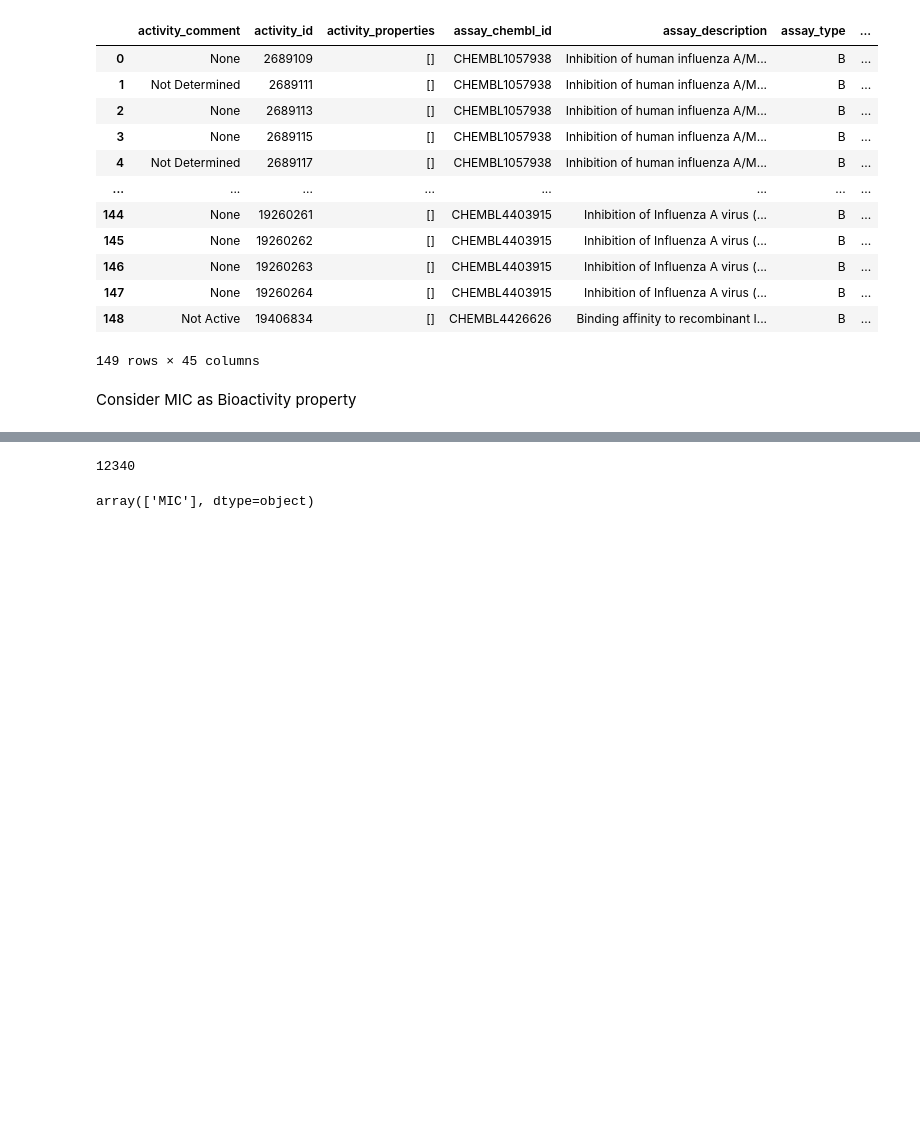
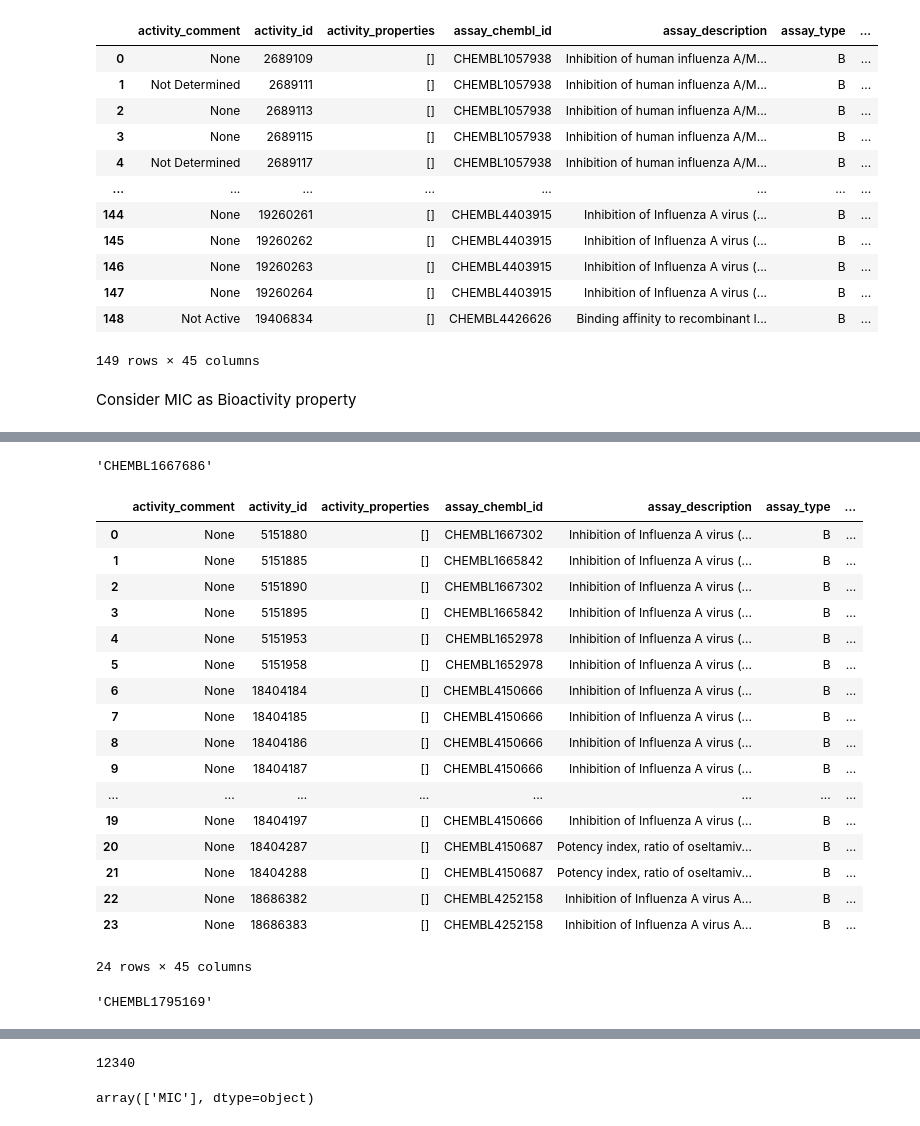
Before and after one commit to Jahan08/hERG-web-app, a Jupyter notebook: NA_INA_data_manipulation.ipynb, the cells around one changed output, grey strips where cells are left out. Cells and saved outputs as stored; diff of their text form; code cells hidden in the pictures; blank space fills up the shorter version.

```diff
--- a/NA_INA_data_manipulation.ipynb
+++ b/NA_INA_data_manipulation.ipynb
@@ -157,7 +262,36 @@ df1
+# %%
+selected_target9 = targets.target_chembl_id[9]
+selected_target9
+# %% [output]
+'CHEMBL1667686'
 # %%
 activity = new_client.activity
-SEL1 = activity.filter(target_chembl_id=selected_target1)
-df1= pd.DataFrame.from_dict(SEL1)
-df1
+SEL9 = activity.filter(target_chembl_id=selected_target9)
+df9= pd.DataFrame.from_dict(SEL9)
+df9
+# %% [output]
+|  | activity_comment | activity_id | activity_properties | assay_chembl_id | assay_description | assay_type | ... |
+| 0 | None | 5151880 | [] | CHEMBL1667302 | Inhibition of Influenza A virus (... | B | ... |
+| 1 | None | 5151885 | [] | CHEMBL1665842 | Inhibition of Influenza A virus (... | B | ... |
+| 2 | None | 5151890 | [] | CHEMBL1667302 | Inhibition of Influenza A virus (... | B | ... |
+| 3 | None | 5151895 | [] | CHEMBL1665842 | Inhibition of Influenza A virus (... | B | ... |
+| 4 | None | 5151953 | [] | CHEMBL1652978 | Inhibition of Influenza A virus (... | B | ... |
+| 5 | None | 5151958 | [] | CHEMBL1652978 | Inhibition of Influenza A virus (... | B | ... |
+| 6 | None | 18404184 | [] | CHEMBL4150666 | Inhibition of Influenza A virus (... | B | ... |
+| 7 | None | 18404185 | [] | CHEMBL4150666 | Inhibition of Influenza A virus (... | B | ... |
+| 8 | None | 18404186 | [] | CHEMBL4150666 | Inhibition of Influenza A virus (... | B | ... |
+| 9 | None | 18404187 | [] | CHEMBL4150666 | Inhibition of Influenza A virus (... | B | ... |
+| ... | ... | ... | ... | ... | ... | ... | ... |
+| 19 | None | 18404197 | [] | CHEMBL4150666 | Inhibition of Influenza A virus (... | B | ... |
+| 20 | None | 18404287 | [] | CHEMBL4150687 | Potency index, ratio of oseltamiv... | B | ... |
+| 21 | None | 18404288 | [] | CHEMBL4150687 | Potency index, ratio of oseltamiv... | B | ... |
+| 22 | None | 18686382 | [] | CHEMBL4252158 | Inhibition of Influenza A virus A... | B | ... |
+| 23 | None | 18686383 | [] | CHEMBL4252158 | Inhibition of Influenza A virus A... | B | ... |
+24 rows × 45 columns
+# %%
+selected_target10 = targets.target_chembl_id[10]
+selected_target10
+# %% [output]
+'CHEMBL1795169'
 # %%
 activity = new_client.activity
```
Also changed, not shown: parts of 13 cells of this notebook.
